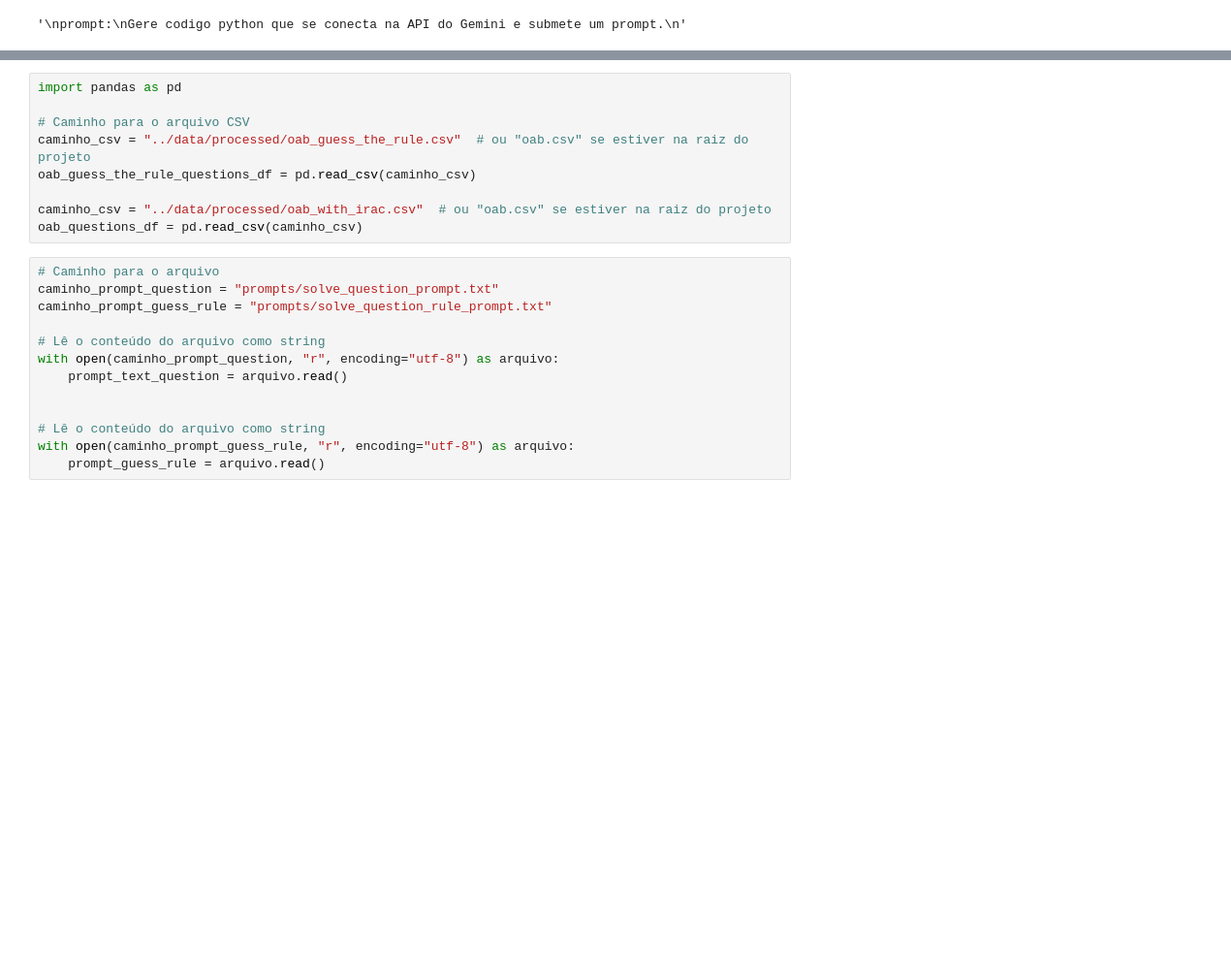
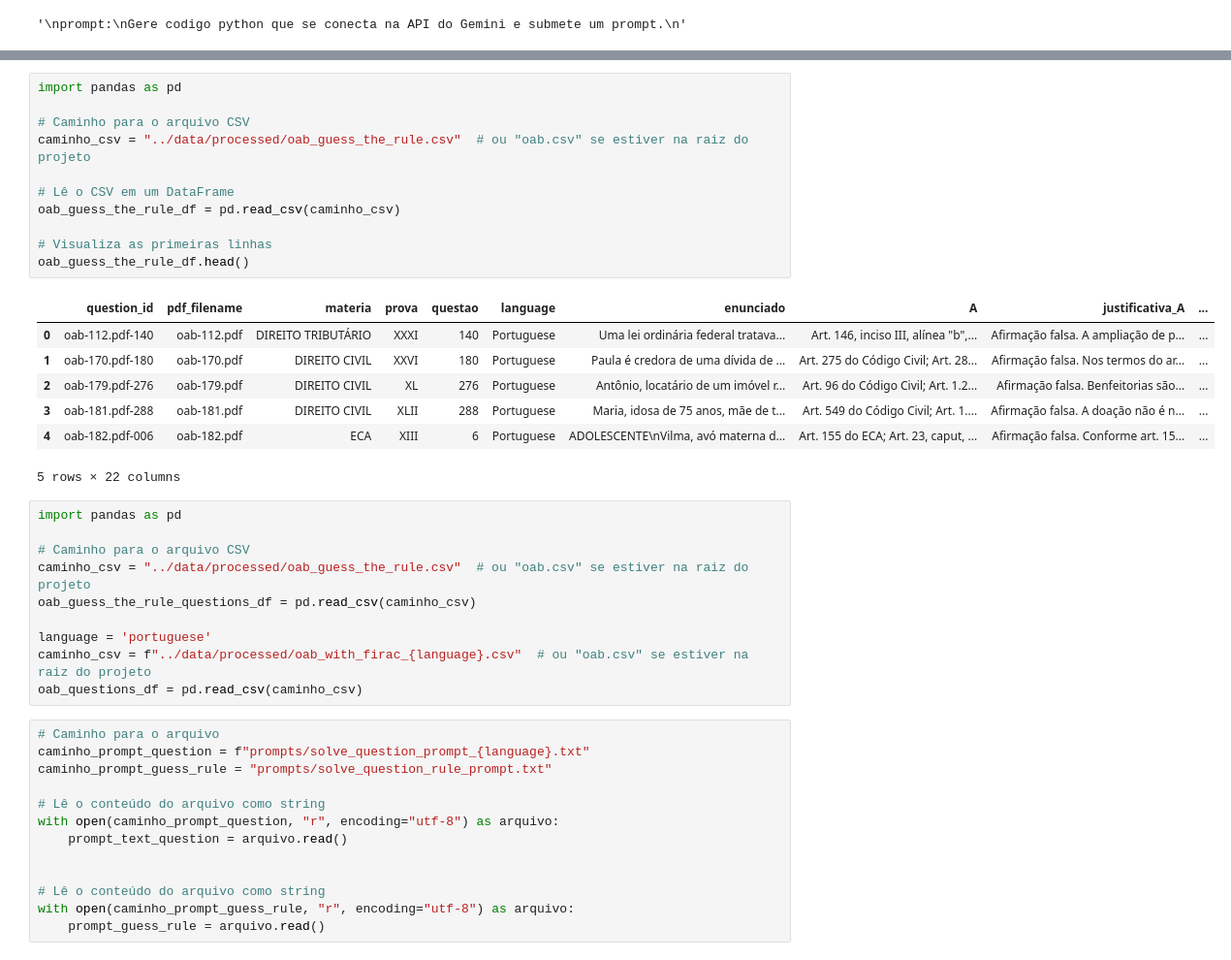
Before and after one commit to pcalais/law-cognitive-structure, a Jupyter notebook: notebooks/run-exam.ipynb, the cells around one changed output, grey strips where cells are left out. Shown at 97% size. Saved outputs shown, nothing was run; the diff lists cells and outputs as text; blank space fills up the shorter version.

```diff
--- a/notebooks/run-exam.ipynb
+++ b/notebooks/run-exam.ipynb
@@ -66,3 +73,22 @@ oab_questions_df.head()
+# %%
+import pandas as pd
+
+# Caminho para o arquivo CSV
+caminho_csv = "../data/processed/oab_guess_the_rule.csv"  # ou "oab.csv" se estiver na raiz do projeto
+
+# Lê o CSV em um DataFrame
+oab_guess_the_rule_df = pd.read_csv(caminho_csv)
+
+# Visualiza as primeiras linhas
+oab_guess_the_rule_df.head()
+# %% [output]
+|  | question_id | pdf_filename | materia | prova | questao | language | enunciado | A | justificativa_A | ... |
+| 0 | oab-112.pdf-140 | oab-112.pdf | DIREITO TRIBUTÁRIO | XXXI | 140 | Portuguese | Uma lei ordinária federal tratava... | Art. 146, inciso III, alínea "b",... | Afirmação falsa. A ampliação de p... | ... |
+| 1 | oab-170.pdf-180 | oab-170.pdf | DIREITO CIVIL | XXVI | 180 | Portuguese | Paula é credora de uma dívida de ... | Art. 275 do Código Civil; Art. 28... | Afirmação falsa. Nos termos do ar... | ... |
+| 2 | oab-179.pdf-276 | oab-179.pdf | DIREITO CIVIL | XL | 276 | Portuguese | Antônio, locatário de um imóvel r... | Art. 96 do Código Civil; Art. 1.2... | Afirmação falsa. Benfeitorias são... | ... |
+| 3 | oab-181.pdf-288 | oab-181.pdf | DIREITO CIVIL | XLII | 288 | Portuguese | Maria, idosa de 75 anos, mãe de t... | Art. 549 do Código Civil; Art. 1.... | Afirmação falsa. A doação não é n... | ... |
+| 4 | oab-182.pdf-006 | oab-182.pdf | ECA | XIII | 6 | Portuguese | ADOLESCENTE\nVilma, avó materna d... | Art. 155 do ECA; Art. 23, caput, ... | Afirmação falsa. Conforme art. 15... | ... |
+5 rows × 22 columns
 # %%
 import pandas as pd
 
@@ -70,11 +96,12 @@ import pandas as pd
 caminho_csv = "../data/processed/oab_guess_the_rule.csv"  # ou "oab.csv" se estiver na raiz do projeto
 oab_guess_the_rule_questions_df = pd.read_csv(caminho_csv)
 
-caminho_csv = "../data/processed/oab_with_irac.csv"  # ou "oab.csv" se estiver na raiz do projeto
+language = 'portuguese'
+caminho_csv = f"../data/processed/oab_with_firac_{language}.csv"  # ou "oab.csv" se estiver na raiz do projeto
 oab_questions_df = pd.read_csv(caminho_csv)
 # %%
 # Caminho para o arquivo
-caminho_prompt_question = "prompts/solve_question_prompt.txt"
+caminho_prompt_question = f"prompts/solve_question_prompt_{language}.txt"
 caminho_prompt_guess_rule = "prompts/solve_question_rule_prompt.txt"
 
 # Lê o conteúdo do arquivo como string
```
Also changed, not shown: parts of 9 cells of this notebook.
